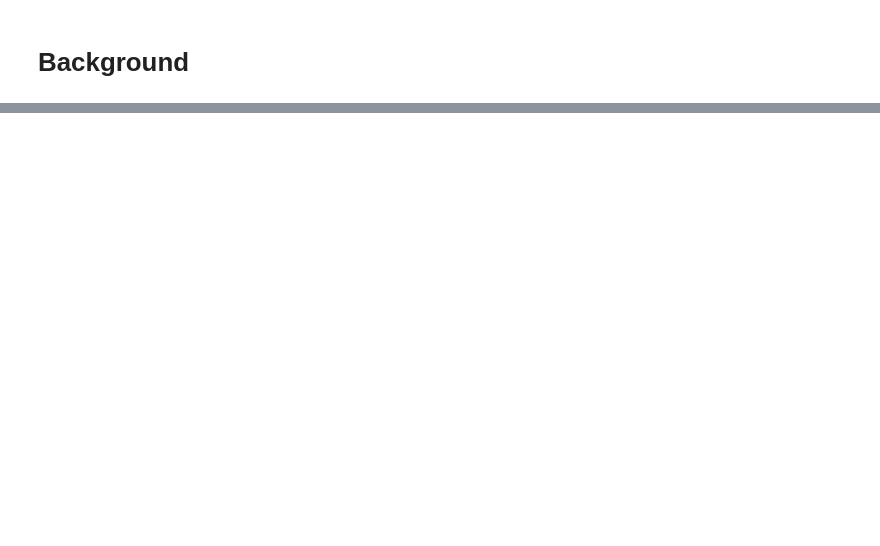
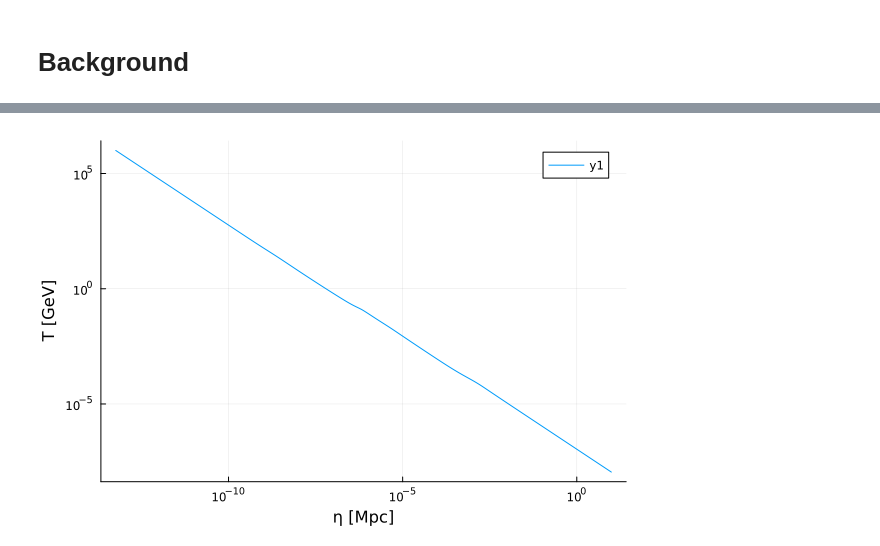
Before and after one commit to NekomammaT/SIGW_QCD, a Jupyter notebook: SIGW_QCD.ipynb, the cells around one changed output, grey strips where cells are left out. Cells and saved outputs as stored; diff of their text form; code cells hidden in the pictures; blank space fills up the shorter version.

```diff
--- a/SIGW_QCD.ipynb
+++ b/SIGW_QCD.ipynb
@@ -166,0 +170,4 @@ etaf = 10; # final conformal time
+# %%
+plot(Tnorm, etalist, xscale=:log10, yscale=:log10, xlabel="η [Mpc]", ylabel="T [GeV]")
+# %% [output]
+[figure, added]
```
Also changed, not shown: parts of 16 cells of this notebook.
